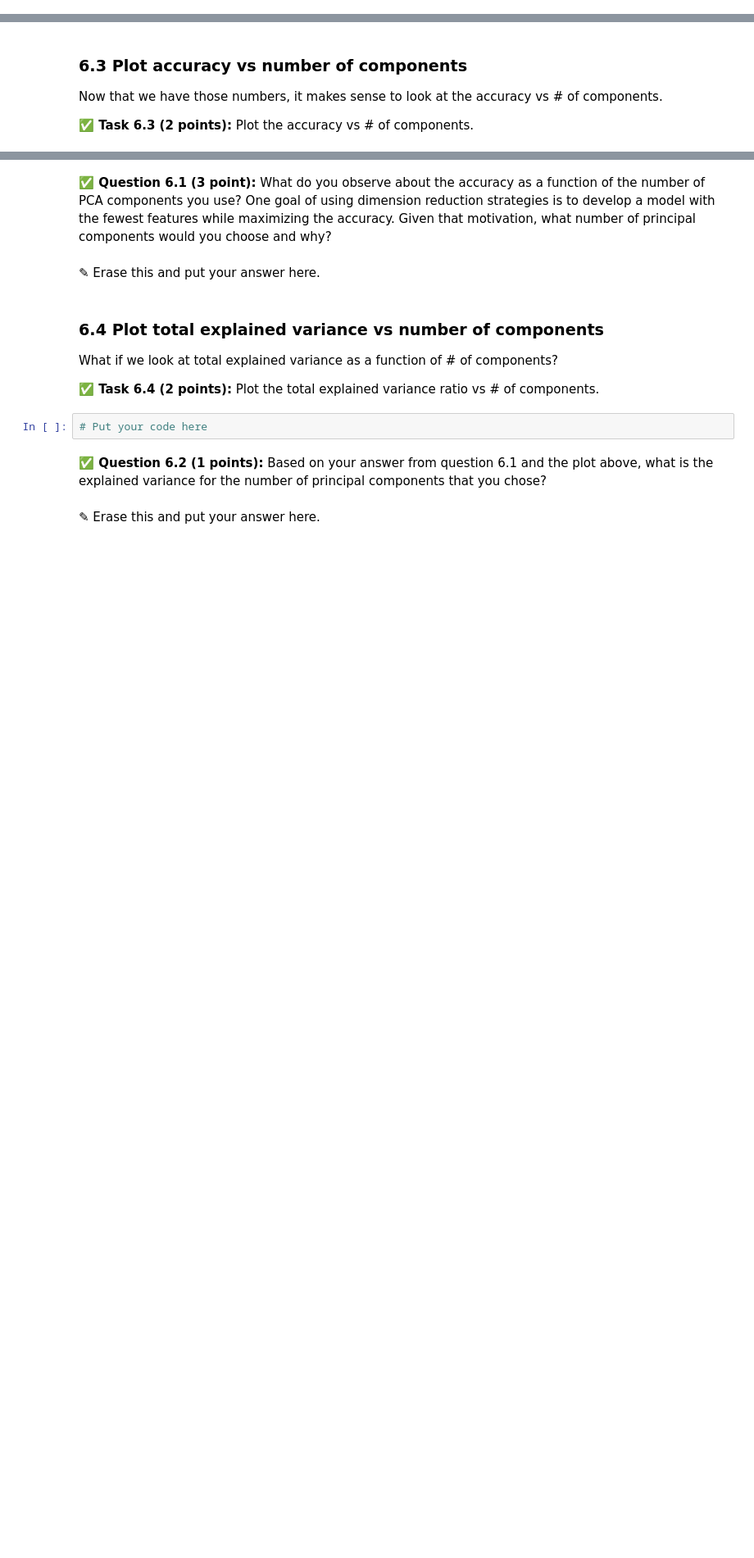
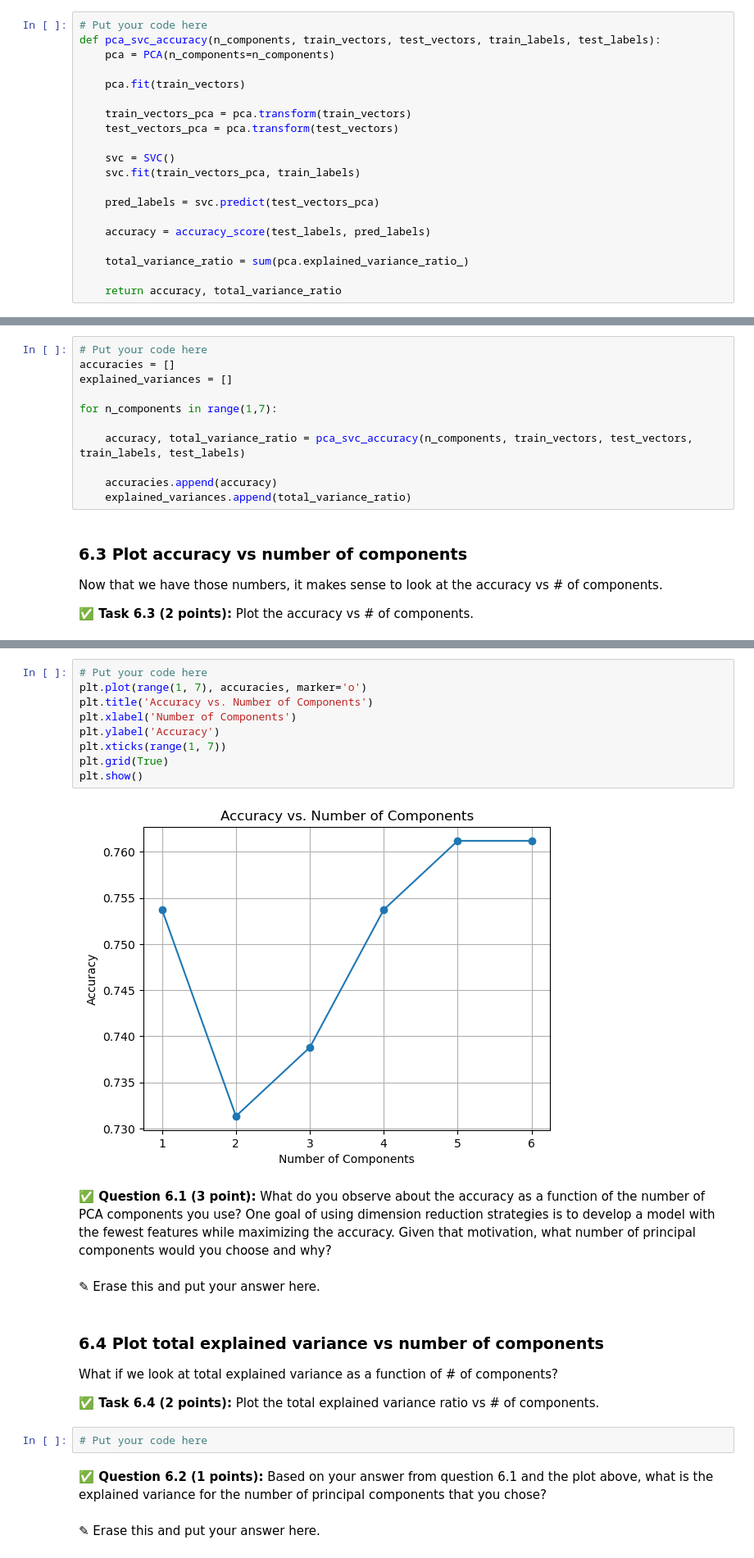
Before and after one commit to renn463/cmse202-s24-turnin, a Jupyter notebook: hw-04/HW-04_PerceptronSVMandPCA-STUDENT.ipynb, the cells around one changed output, grey strips where cells are left out. Shown at 82% size. Cells and saved outputs as stored; diff of their text form; blank space fills up the shorter version.

```diff
--- a/hw-04/HW-04_PerceptronSVMandPCA-STUDENT.ipynb
+++ b/hw-04/HW-04_PerceptronSVMandPCA-STUDENT.ipynb
@@ -502,3 +501,23 @@ and it should **return** the accuracy score for an SVC model fit to pca transfor
+# %%
+# Put your code here
+def pca_svc_accuracy(n_components, train_vectors, test_vectors, train_labels, test_labels):
+    pca = PCA(n_components=n_components)
+
+    pca.fit(train_vectors)
+
+    train_vectors_pca = pca.transform(train_vectors)
+    test_vectors_pca = pca.transform(test_vectors)
+
+    svc = SVC()
+    svc.fit(train_vectors_pca, train_labels)
+
+    pred_labels = svc.predict(test_vectors_pca)
+
+    accuracy = accuracy_score(test_labels, pred_labels)
+
+    total_variance_ratio = sum(pca.explained_variance_ratio_)
+
+    return accuracy, total_variance_ratio
 # %% [markdown]
 ### 6.2 Compute accuracies
 
@@ -512,3 +529,14 @@ Now that you have created a function that returns the accuracy for a given numbe
+# %%
+# Put your code here
+accuracies = []
+explained_variances = []
+
+for n_components in range(1,7):
+
+    accuracy, total_variance_ratio = pca_svc_accuracy(n_components, train_vectors, test_vectors, train_labels, test_labels)
+
+    accuracies.append(accuracy)
+    explained_variances.append(total_variance_ratio)
 # %% [markdown]
 ### 6.3 Plot accuracy vs number of components
 
@@ -520,3 +546,14 @@ Now that we have those numbers, it makes sense to look at the accuracy vs # of c
+# %%
+# Put your code here
+plt.plot(range(1, 7), accuracies, marker='o')
+plt.title('Accuracy vs. Number of Components')
+plt.xlabel('Number of Components')
+plt.ylabel('Accuracy')
+plt.xticks(range(1, 7))
+plt.grid(True)
+plt.show()
+# %% [output]
+[figure, added]
 # %% [markdown]
 **&#9989; Question 6.1 (3 point):** What do you observe about the accuracy as a function of the number of PCA components you use? One goal of using dimension reduction strategies is to develop a model with the fewest features while maximizing the accuracy. Given that motivation, what number of principal components would you choose and why?
 # %% [markdown]
```
Also changed, not shown: parts of 4 cells of this notebook.
